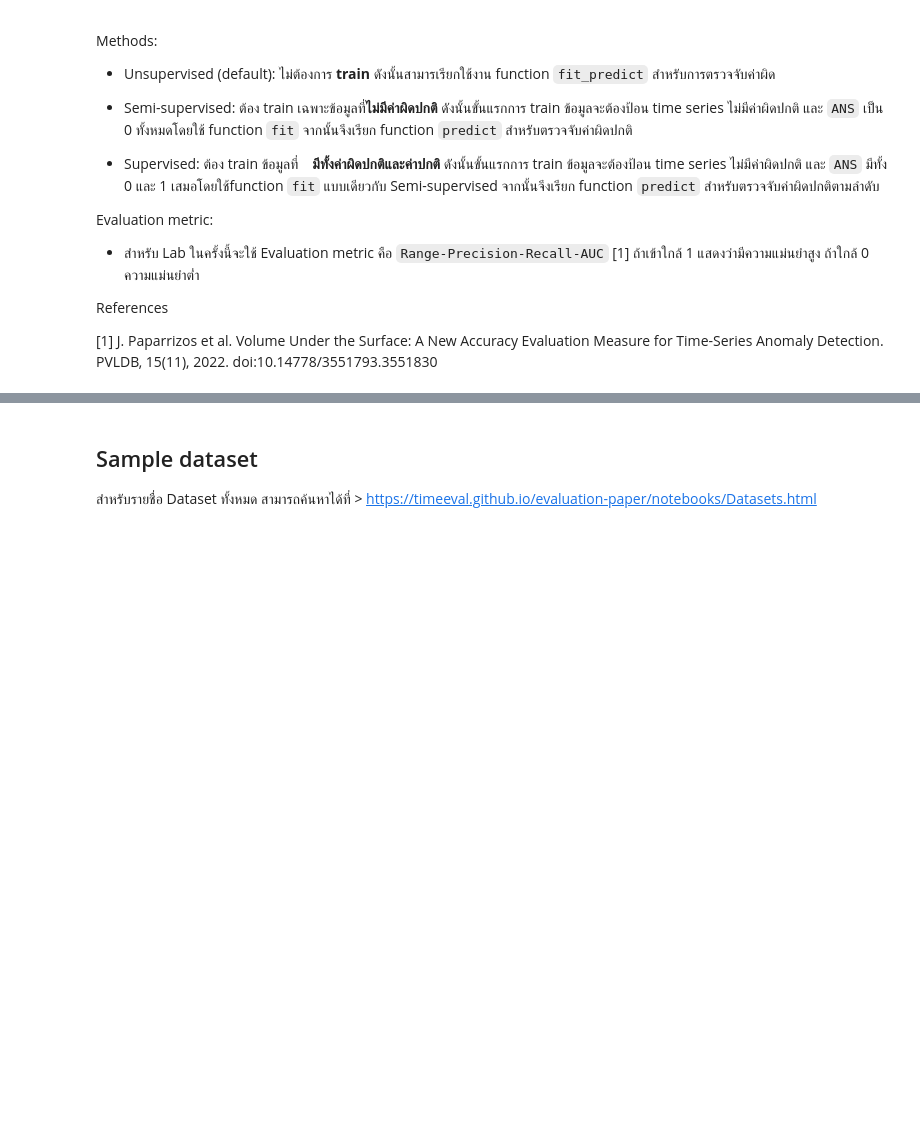
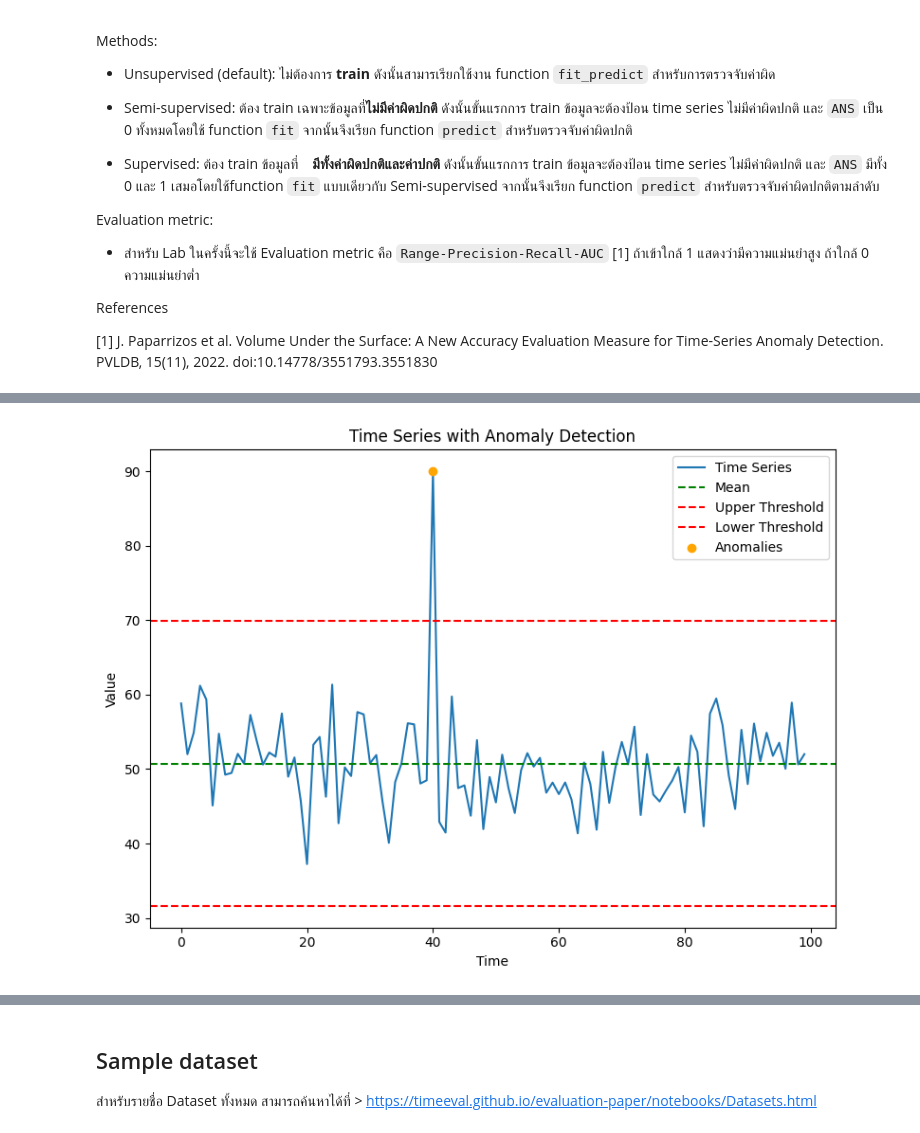
Before and after one commit to thanapol2/TS_KMITL, a Jupyter notebook: TSAD_AEON/lab_ex_TSAD_aeon.ipynb, the cells around one changed output, grey strips where cells are left out. Saved outputs shown, nothing was run; the diff lists cells and outputs as text; code cells hidden in the pictures; blank space fills up the shorter version.

```diff
--- a/TSAD_AEON/lab_ex_TSAD_aeon.ipynb
+++ b/TSAD_AEON/lab_ex_TSAD_aeon.ipynb
@@ -57,0 +83,24 @@ J. Paparrizos et al. Volume Under the Surface: A New Accuracy Evaluation Measure
+# %%
+mean = np.mean(ts)
+std_dev = np.std(ts)
+
+threshold = 3  # ค่าที่คาดหวัง
+upper_limit = mean + threshold * std_dev
+lower_limit = mean - threshold * std_dev
+
+anomalies = np.where((ts >= upper_limit) | (ts <= lower_limit))[0]
+
+plt.figure(figsize=(8, 6))
+plt.plot(ts, label="Time Series")
+plt.axhline(y=mean, color='green', linestyle='--', label="Mean")
+plt.axhline(y=upper_limit, color='red', linestyle='--', label="Upper Threshold")
+plt.axhline(y=lower_limit, color='red', linestyle='--', label="Lower Threshold")
+plt.scatter(anomalies, ts[anomalies], color='orange', label="Anomalies", zorder=5)
+plt.title("Time Series with Anomaly Detection")
+plt.xlabel("Time")
+plt.ylabel("Value")
+plt.legend()
+plt.tight_layout()
+plt.show()
+# %% [output]
+[figure, added]
```
Also changed, not shown: parts of 7 cells of this notebook.
